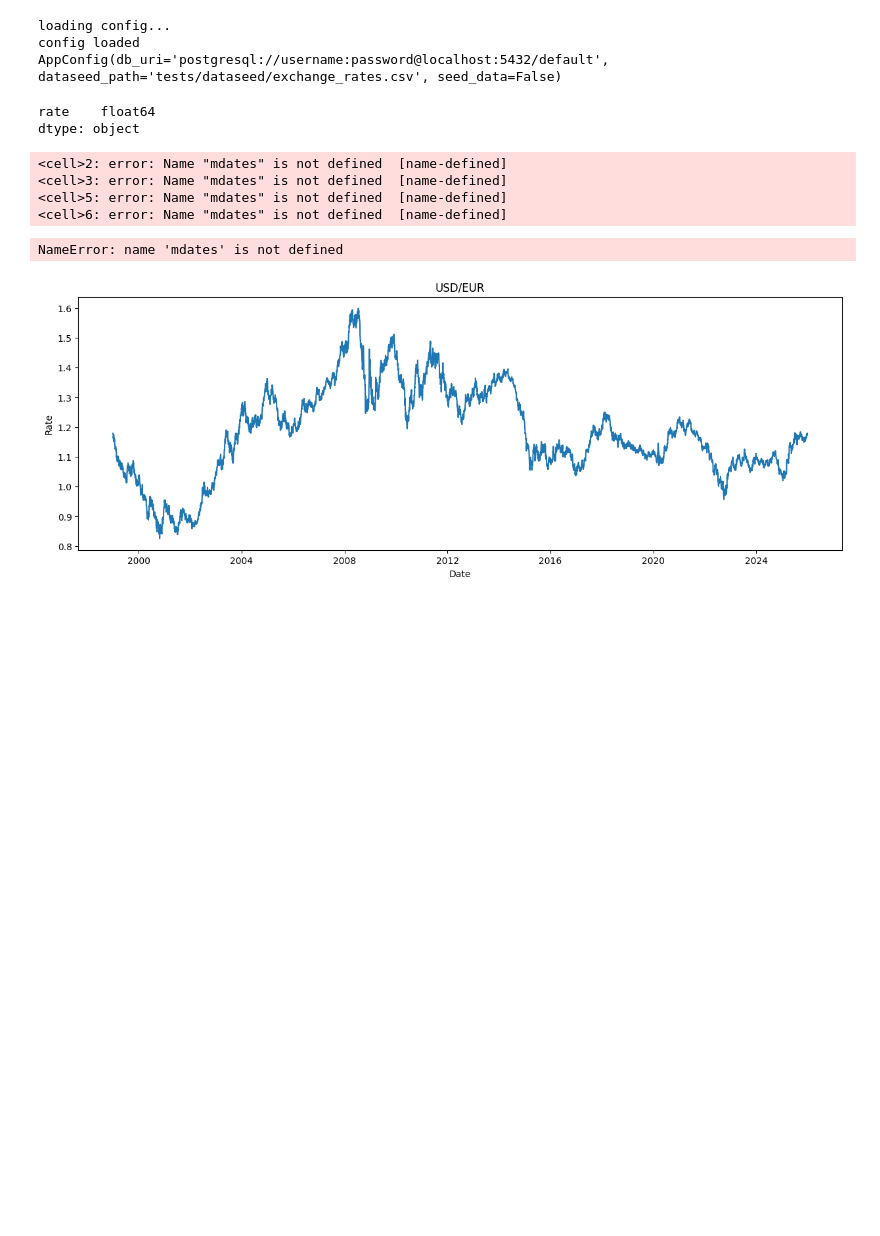
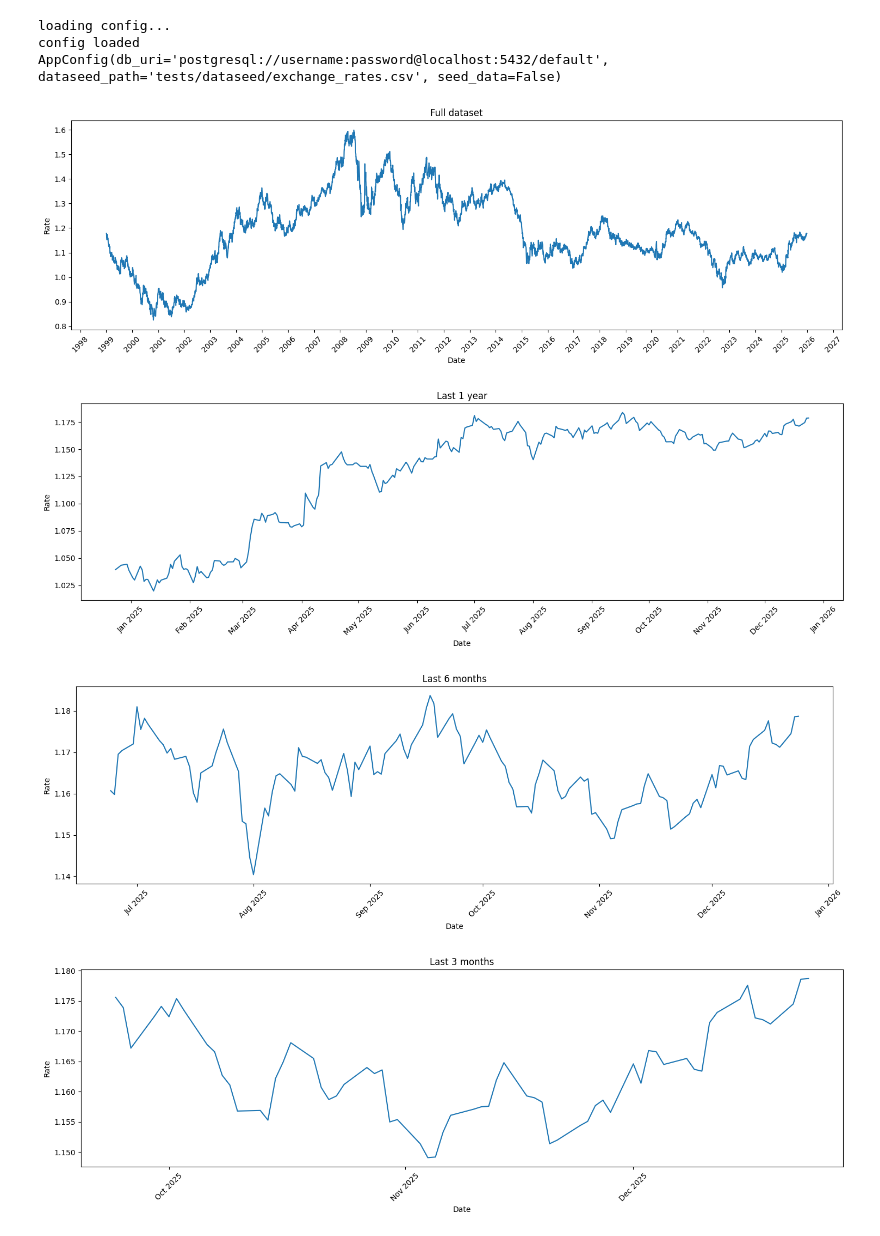
Before and after one commit to Steadfastie/mlflow-prophet-lab, a Jupyter notebook: notebooks/model.ipynb, the cells around one changed output. Drawn from its saved outputs; the diff is of its cells as text; code cells hidden in the pictures; blank space fills up the shorter version.

```diff
--- a/notebooks/model.ipynb
+++ b/notebooks/model.ipynb
@@ -16,25 +20,45 @@ AppConfig(db_uri='postgresql://username:password@localhost:5432/default', datase
 # %%
 records: list[RateRecord] = load_data(config)
 df = pd.DataFrame([{"date": r.date, "rate": r.rate} for r in records])
+df["date"] = pd.to_datetime(df["date"])
 df.set_index("date", inplace=True)
-# %% [output]
-rate    float64
-dtype: object
+# %%
+def plot_rates(df, start=None, end=None, monthly_ticks=False, title="USD/EUR"):
+    """
+    df: pandas DataFrame with datetime index and 'rate' column
+    start, end: datetime or None
+    monthly_ticks: if True, x-axis shows months, else years
+    """
+    df_plot = df.loc[start:end] if start or end else df
+
+    fig, ax = plt.subplots(figsize=(15, 5))
+    ax.plot(df_plot.index, df_plot["rate"])
+
+    if monthly_ticks:
+        ax.xaxis.set_major_locator(mdates.MonthLocator())
+        ax.xaxis.set_major_formatter(mdates.DateFormatter("%b %Y"))
+    else:
+        ax.xaxis.set_major_locator(mdates.YearLocator())
+        ax.xaxis.set_major_formatter(mdates.DateFormatter("%Y"))
+
+    plt.xticks(rotation=45)
+    plt.title(title)
+    plt.ylabel("Rate")
+    plt.xlabel("Date")
+    plt.tight_layout()
+    plt.show()
 # %%
-ax = df.plot(figsize=(15, 5), title="USD/EUR", legend=False, ylabel="Rate", xlabel="Date")
-ax.xaxis.set_major_locator(mdates.YearLocator())
-ax.xaxis.set_major_formatter(mdates.DateFormatter("%Y"))
+end = df.index.max()
+start_1y = end - pd.DateOffset(years=1)
+start_6m = end - pd.DateOffset(months=6)
+start_3m = end - pd.DateOffset(months=3)
 
-ax.xaxis.set_minor_locator(mdates.MonthLocator())
-ax.xaxis.set_minor_formatter(mdates.DateFormatter("%b"))
-
-plt.xticks(rotation=45)
-plt.tight_layout()
-plt.show()
+plot_rates(df, monthly_ticks=False, title="Full dataset")
+plot_rates(df, start=start_1y, end=end, monthly_ticks=True, title="Last 1 year")
+plot_rates(df, start=start_6m, end=end, monthly_ticks=True, title="Last 6 months")
+plot_rates(df, start=start_3m, end=end, monthly_ticks=True, title="Last 3 months")
 # %% [output]
-<cell>2: error: Name "mdates" is not defined  [name-defined]
-<cell>3: error: Name "mdates" is not defined  [name-defined]
-<cell>5: error: Name "mdates" is not defined  [name-defined]
-<cell>6: error: Name "mdates" is not defined  [name-defined]
-NameError: name 'mdates' is not defined
-[figure, old version]
+[figure, new version]
+[figure, added]
+[figure, added]
+[figure, added]
```
Also changed, not shown: parts of 9 cells of this notebook, 3 other files.
